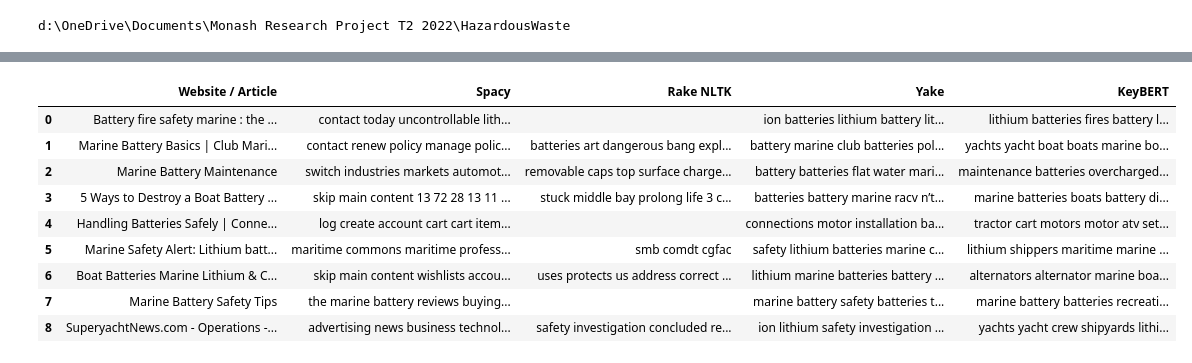
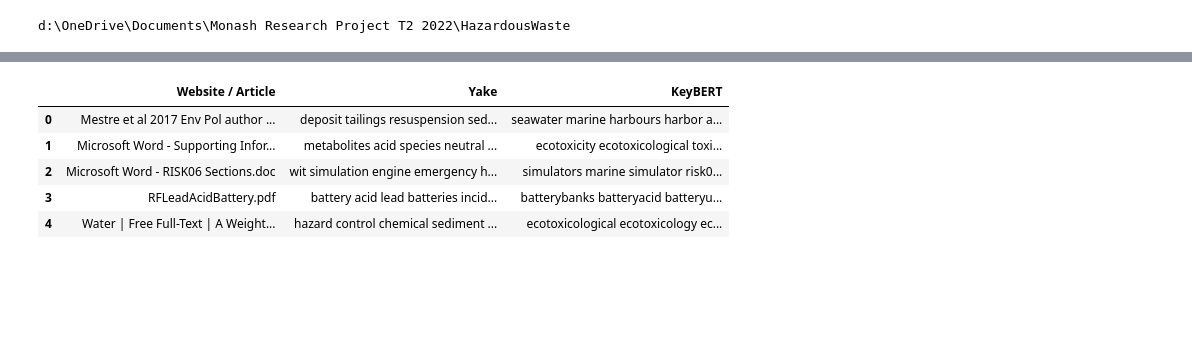
Before and after one commit to mdanswan-mon/Hazardous-Waste, a Jupyter notebook: Notebooks/Keyword-Extraction-Comparison.ipynb, the cells around one changed output, grey strips where cells are left out. Saved outputs shown, nothing was run; the diff lists cells and outputs as text; code cells hidden in the pictures; blank space fills up the shorter version.

```diff
--- a/Notebooks/Keyword-Extraction-Comparison.ipynb
+++ b/Notebooks/Keyword-Extraction-Comparison.ipynb
@@ -10,5 +10,5 @@ import numpy as np
 import pandas as pd
 pd.set_option('display.float_format', lambda x: '%.3f' % x)
 # %%
-webpages = get_tag_corpus(["hazard", "battery", "marine"], pages=1, methods=['Search'])
+webpages = get_tag_corpus(["hazard", "battery", "marine"], pages=1, methods=['Scholar'])
 # %% [output]
@@ -125,17 +78,9 @@ Running keyword collection at https://connect-ease.com/pages/handling-batteries-
 from Lib.PreProcessing.General import *
 corpus = [remove_stop_words(webpage.textual_content, 'Resources/stop-words.txt') for webpage in webpages]
 # %%
-result = np.empty(shape=(len(corpus), 5), dtype=object)
+result = np.empty(shape=(len(corpus), 3), dtype=object)
 
 for idx, doc in enumerate(corpus):
-
-    spacy_kw = get_keywords_spacy(doc)
-    spacy_kw_10 = spacy_kw[:10]
-    spacy_str = '\n'.join([phrase.text for phrase in spacy_kw_10])
-
-    rakenltk_kw = get_keywords_rake_nltk(doc)
-    rakenltk_kw_10 = rakenltk_kw[:10]
-    rakenltk_str = '\n'.join([keyword[1] for keyword in rakenltk_kw_10])
 
     yake_kw = get_keywords_yake(doc)
     yake_str = '\n'.join([keyword[0] for keyword in yake_kw])
@@ -144,8 +89,6 @@ for idx, doc in enumerate(corpus):
     keybert_str = '\n'.join([keyword[0] for keyword in keybert_kw])
 
     result[idx, 0] = webpages[idx].title
-    result[idx, 1] = spacy_str
-    result[idx, 2] = rakenltk_str
-    result[idx, 3] = yake_str
-    result[idx, 4] = keybert_str
+    result[idx, 1] = yake_str
+    result[idx, 2] = keybert_str
 # %% [output]
@@ -172,21 +107,17 @@ import pandas as pd
 from IPython.display import display, HTML
 import textwrap
 # %%
-df = pd.DataFrame(result, columns=["Website / Article", "Spacy", "Rake NLTK", "Yake", "KeyBERT"])
+df = pd.DataFrame(result, columns=["Website / Article", "Yake", "KeyBERT"])
 df = df.style.set_properties(**{
     'text-align': 'left',
     'white-space': 'pre-wrap',
     'max-width': '500px'
 })
 df
 # %% [output]
-|  | Website / Article | Spacy | Rake NLTK | Yake | KeyBERT |
-| 0 | Battery fire safety marine : the ... | contact today uncontrollable lith... |  | ion batteries lithium battery lit... | lithium batteries fires battery l... |
-| 1 | Marine Battery Basics | Club Mari... | contact renew policy manage polic... | batteries art dangerous bang expl... | battery marine club batteries pol... | yachts yacht boat boats marine bo... |
-| 2 | Marine Battery Maintenance | switch industries markets automot... | removable caps top surface charge... | battery batteries flat water mari... | maintenance batteries overcharged... |
-| 3 | 5 Ways to Destroy a Boat Battery ... | skip main content 13 72 28 13 11 ... | stuck middle bay prolong life 3 c... | batteries battery marine racv n’t... | marine batteries boats battery di... |
-| 4 | Handling Batteries Safely | Conne... | log create account cart cart item... |  | connections motor installation ba... | tractor cart motors motor atv set... |
-| 5 | Marine Safety Alert: Lithium batt... | maritime commons maritime profess... | smb comdt cgfac | safety lithium batteries marine c... | lithium shippers maritime marine ... |
-| 6 | Boat Batteries Marine Lithium & C... | skip main content wishlists accou... | uses protects us address correct ... | lithium marine batteries battery ... | alternators alternator marine boa... |
-| 7 | Marine Battery Safety Tips | the marine battery reviews buying... |  | marine battery safety batteries t... | marine battery batteries recreati... |
-| 8 | SuperyachtNews.com - Operations -... | advertising news business technol... | safety investigation concluded re... | ion lithium safety investigation ... | yachts yacht crew shipyards lithi... |
+|  | Website / Article | Yake | KeyBERT |
+| 0 | Mestre et al 2017 Env Pol author ... | deposit tailings resuspension sed... | seawater marine harbours harbor a... |
+| 1 | Microsoft Word - Supporting Infor... | metabolites acid species neutral ... | ecotoxicity ecotoxicological toxi... |
+| 2 | Microsoft Word - RISK06 Sections.doc | wit simulation engine emergency h... | simulators marine simulator risk0... |
+| 3 | RFLeadAcidBattery.pdf | battery acid lead batteries incid... | batterybanks batteryacid batteryu... |
+| 4 | Water | Free Full-Text | A Weight... | hazard control chemical sediment ... | ecotoxicological ecotoxicology ec... |
```
Also changed, not shown: parts of 2 cells of this notebook, 2 other files.
